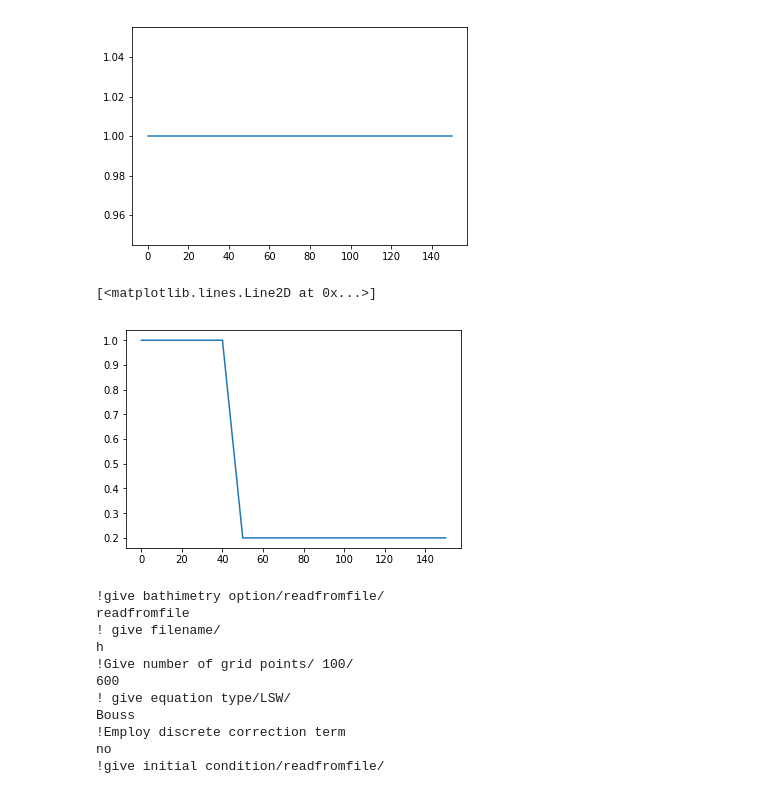
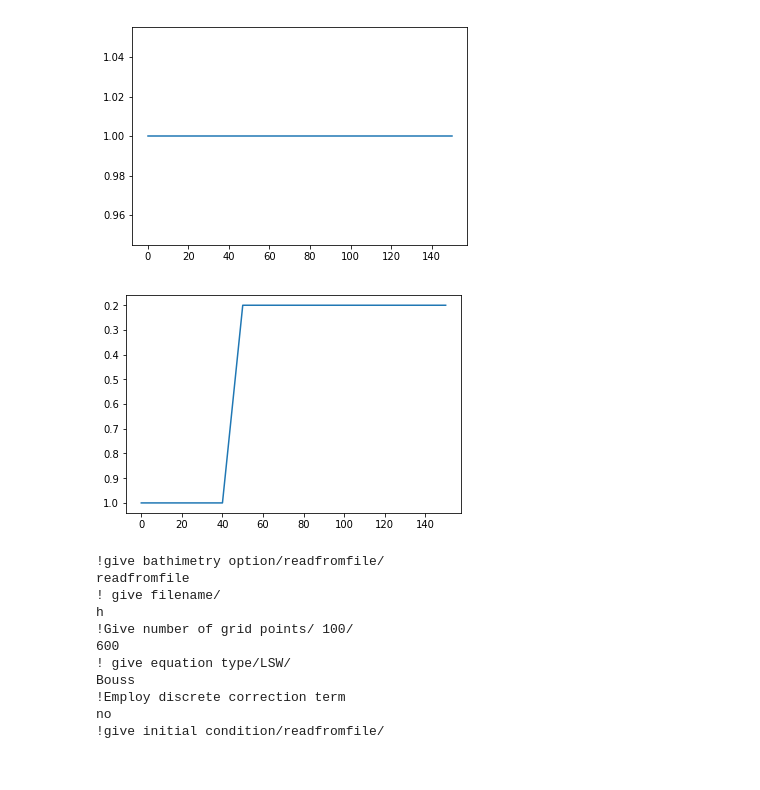
Before and after one commit to Reyna-RT/MEK9320, a Jupyter notebook: Second Assignment results.ipynb, the cells around one changed output. Saved outputs shown, nothing was run; the diff lists cells and outputs as text; code cells hidden in the pictures.

```diff
--- a/Second Assignment results.ipynb
+++ b/Second Assignment results.ipynb
@@ -899,16 +948,16 @@ plt.plot(a[0],a[1])
 # %%
 h = np.zeros(len(a[0]))
 for i in range(len(h)):
     if a[0][i]<40:
         h[i] = 1.
     elif a[0][i]<50:
         h[i] = 4.2-0.08*(a[0][i])
     elif a[0][i] <= 150:
         h[i] = 0.2
 plt.plot(a[0],h)
+plt.gca().invert_yaxis()
 # %% [output]
-[<matplotlib.lines.Line2D at 0x...>]
-[figure, old version]
+[figure, new version]
 # %%
 arc = open('flat_results/bores-c/h','w')
 np.savetxt(arc,np.c_[a[0],h])
```
Also changed, not shown: parts of 21 cells of this notebook.
